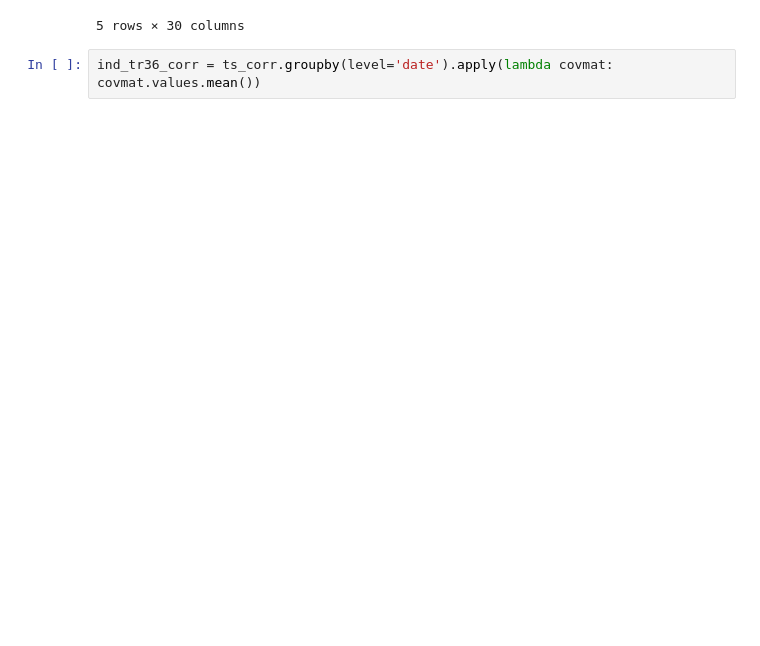
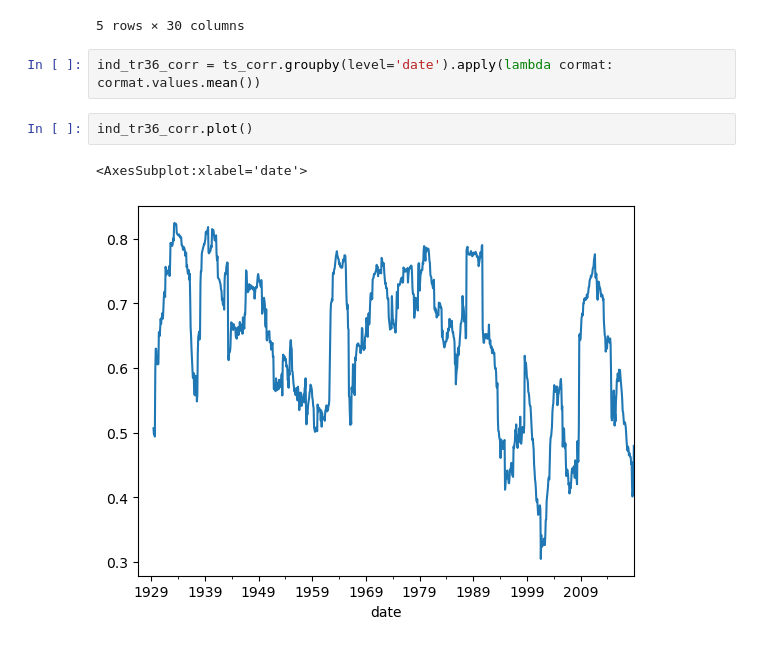
Before and after one commit to pportocarrero/Investment-management-ml, a Jupyter notebook: Lab 10_Limit of diversification.ipynb, the cells around one changed output. Saved outputs shown, nothing was run; the diff lists cells and outputs as text; blank space fills up the shorter version.

```diff
--- a/Lab 10_Limit of diversification.ipynb
+++ b/Lab 10_Limit of diversification.ipynb
@@ -84,4 +84,9 @@ ts_corr.tail()
 |  | Other | 0.436952 | 0.376565 | 0.224010 | 0.331829 | 0.558072 | 0.390610 | 0.467099 | 0.645035 | 0.712511 | 0.520953 | ... |
 5 rows × 30 columns
 # %%
-ind_tr36_corr = ts_corr.groupby(level='date').apply(lambda covmat: covmat.values.mean())
+ind_tr36_corr = ts_corr.groupby(level='date').apply(lambda cormat: cormat.values.mean())
+# %%
+ind_tr36_corr.plot()
+# %% [output]
+<AxesSubplot:xlabel='date'>
+[figure, added]
```
Also changed, not shown: parts of 5 cells of this notebook.
